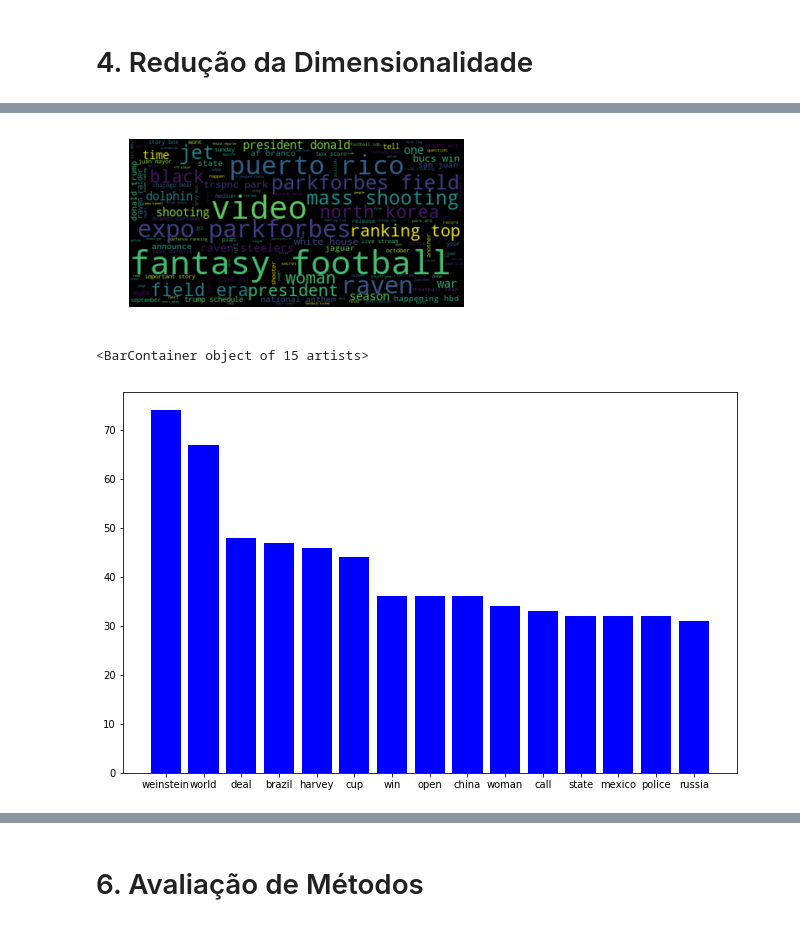
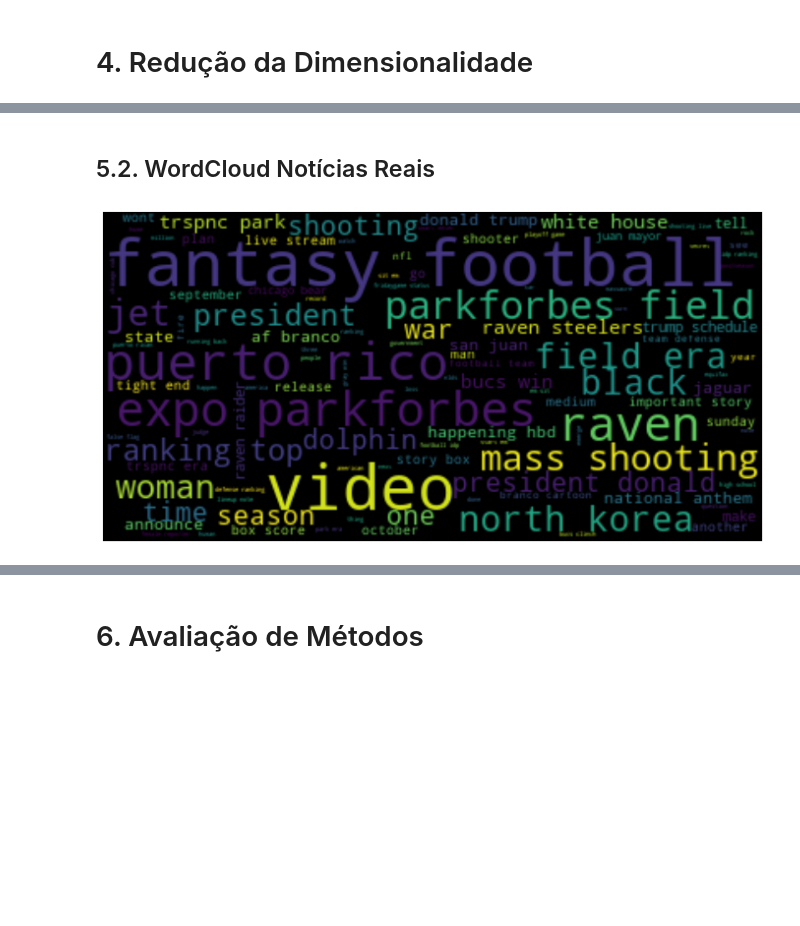
Before and after one commit to EdvarFilho/TrabalhoAprendizagemDeMaquina, a Jupyter notebook: Analisador de Fake News.ipynb, the cells around one changed output, grey strips where cells are left out. Saved outputs shown, nothing was run; the diff lists cells and outputs as text; code cells hidden in the pictures; blank space fills up the shorter version.

```diff
--- a/Analisador de Fake News.ipynb
+++ b/Analisador de Fake News.ipynb
@@ -297,7 +334,10 @@ plt.show()
+# %% [markdown]
+## 5.2. WordCloud Notícias Reais
 # %%
 wordcloud = WordCloud(max_font_size=100).generate(titulosReal)
+plt.figure(figsize=(12,8))
 plt.imshow(wordcloud, interpolation="bilinear")
 plt.axis("off")
 plt.show()
 # %% [output]
-[figure, old version]
+[figure, new version]
@@ -355,6 +343,0 @@ for i in range(0, 15):
-# %%
-plt.rcParams['figure.figsize'] = (11,7)
-plt.bar(wordsFake, contFake, color="blue")
-# %% [output]
-<BarContainer object of 15 artists>
-[figure, removed]
```
Also changed, not shown: parts of 43 cells of this notebook, 2 other files.
